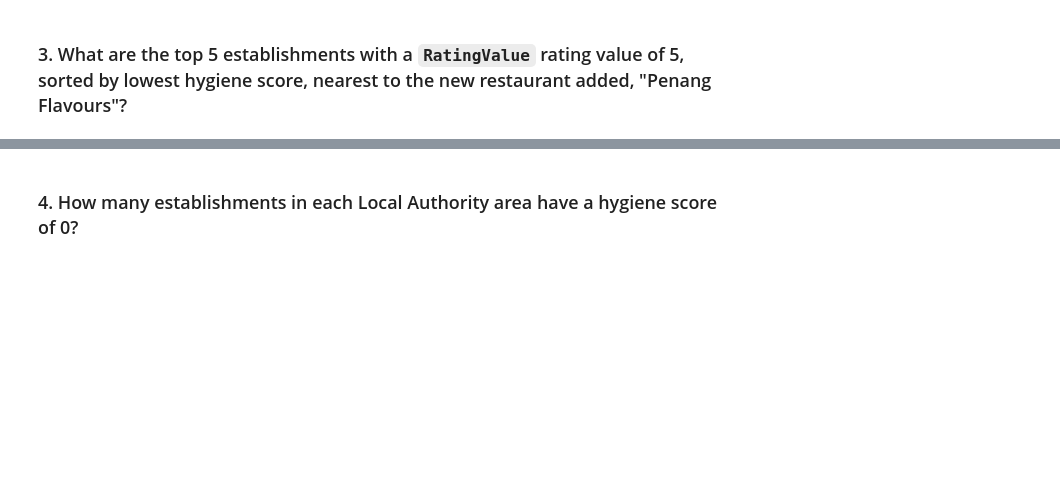
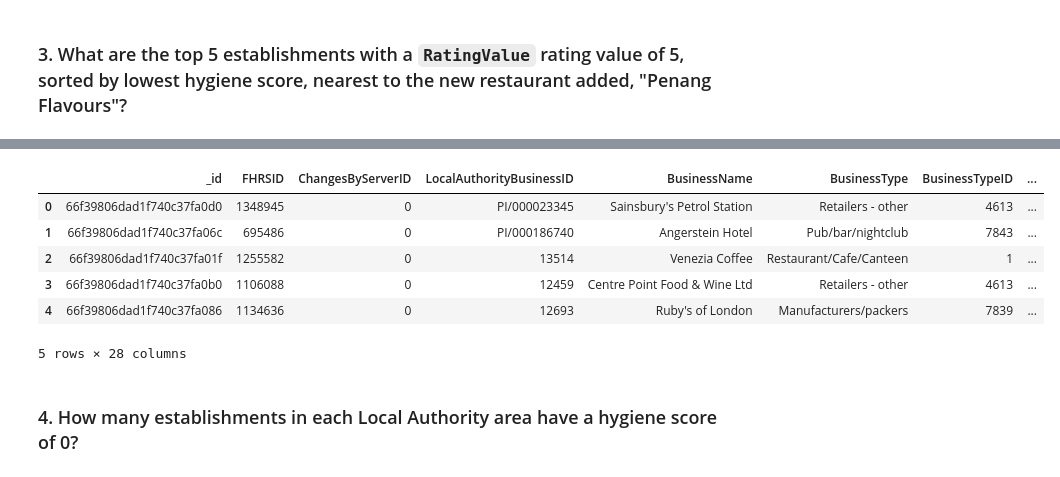
Before and after one commit to JetJagar/nosql-challenge, a Jupyter notebook: Part_1/NoSQL_analysis_starter.ipynb, the cells around one changed output, grey strips where cells are left out. Cells and saved outputs as stored; diff of their text form; code cells hidden in the pictures; blank space fills up the shorter version.

```diff
--- a/Part_1/NoSQL_analysis_starter.ipynb
+++ b/Part_1/NoSQL_analysis_starter.ipynb
@@ -141,12 +136,22 @@ Number of rows in the DataFrame: 33
 # Sort by hygiene score
 
 degree_search = 0.01
-latitude =
-longitude =
+latitude = 51.4934
+longitude = 0.0098
 
-query =
-sort =
-limit =
+query = {
+    'RatingValue.#toInt': "5",
+    'geocode.latitude': {"$gte": latitude - degree_search, "$lte": latitude + degree_search},
+    'geocode.longitude': {"$gte": longitude - degree_search, "$lte": longitude + degree_search}
+}
+sort = [('scores.Hygiene', 1)]
+limit = 10
 
+# calling the function to the db
+results = establishments.find(query).sort(sort).limit(limit)
 # Print the results
+data = []
+for result_1 in results:
+    data.append(result_1)
+    print(data)
 # %% [output]
@@ -154,5 +168,15 @@ SyntaxError: invalid syntax (3510804407.py, line 6)
 # %%
 # Convert result to Pandas DataFrame
+penang_flavs = pd.DataFrame(data)
+penang_flavs.head()
+# %% [output]
+|  | _id | FHRSID | ChangesByServerID | LocalAuthorityBusinessID | BusinessName | BusinessType | BusinessTypeID | ... |
+| 0 | 66f39806dad1f740c37fa0d0 | 1348945 | 0 | PI/000023345 | Sainsbury's Petrol Station | Retailers - other | 4613 | ... |
+| 1 | 66f39806dad1f740c37fa06c | 695486 | 0 | PI/000186740 | Angerstein Hotel | Pub/bar/nightclub | 7843 | ... |
+| 2 | 66f39806dad1f740c37fa01f | 1255582 | 0 | 13514 | Venezia Coffee | Restaurant/Cafe/Canteen | 1 | ... |
+| 3 | 66f39806dad1f740c37fa0b0 | 1106088 | 0 | 12459 | Centre Point Food & Wine Ltd | Retailers - other | 4613 | ... |
+| 4 | 66f39806dad1f740c37fa086 | 1134636 | 0 | 12693 | Ruby's of London | Manufacturers/packers | 7839 | ... |
+5 rows × 28 columns
 # %% [markdown]
 ### 4. How many establishments in each Local Authority area have a hygiene score of 0?
 # %%
```
Also changed, not shown: parts of 4 cells of this notebook, 1 other file.
